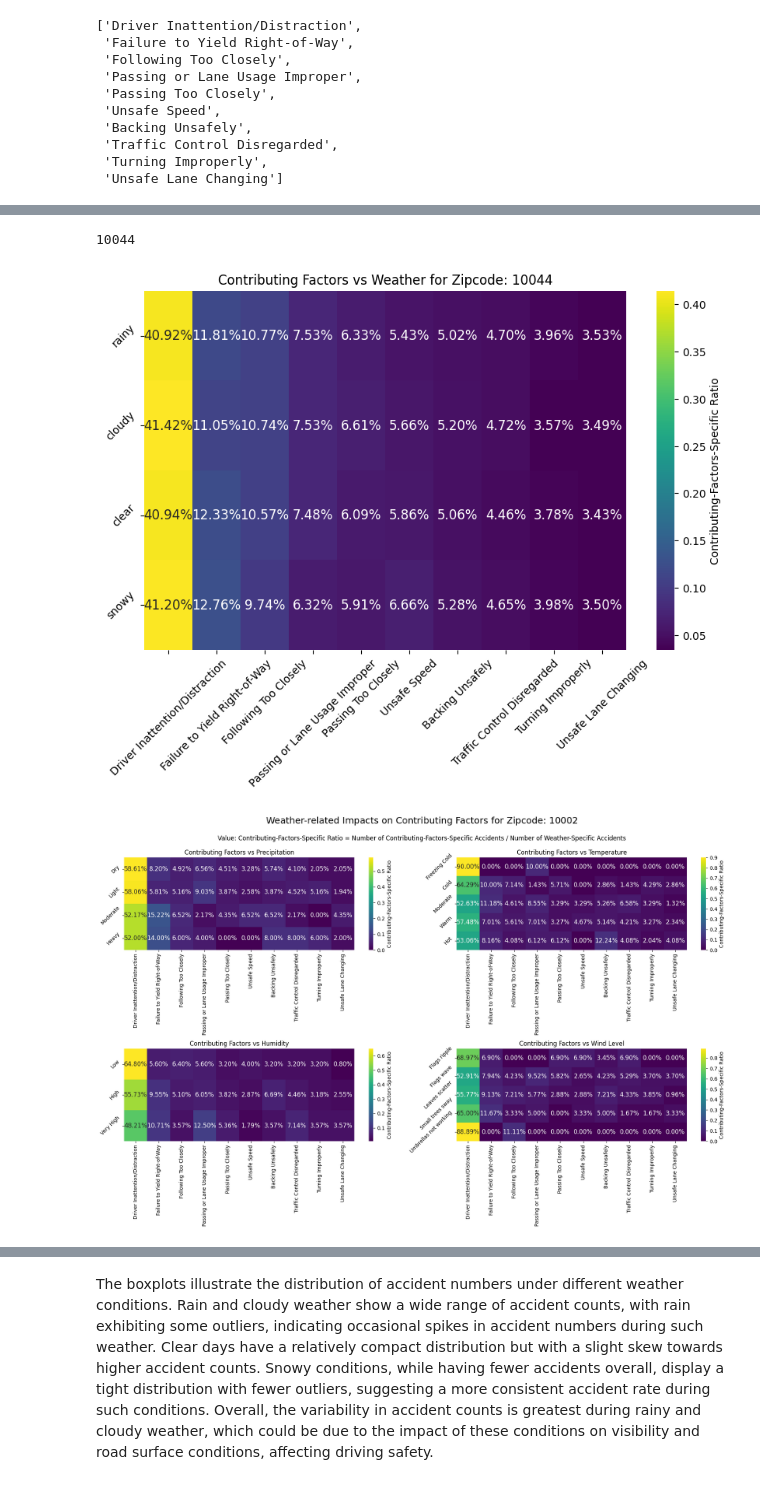
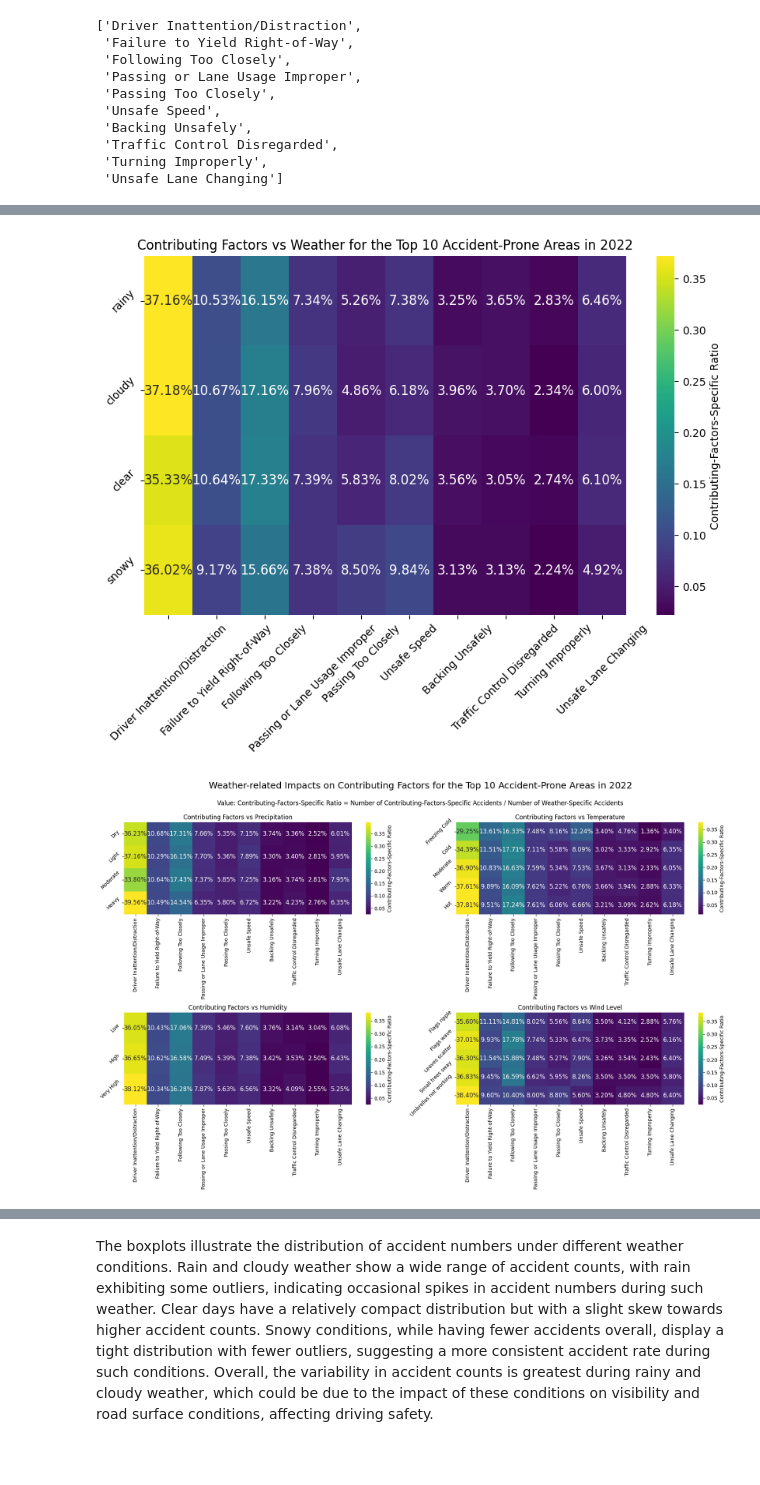
Before and after one commit to ReiannaLiu/MotorVehicleCollision, a Jupyter notebook: data_cleaning_process/weather_collision_EDA.ipynb, the cells around one changed output, grey strips where cells are left out. Cells and saved outputs as stored; diff of their text form; code cells hidden in the pictures; blank space fills up the shorter version.

```diff
--- a/data_cleaning_process/weather_collision_EDA.ipynb
+++ b/data_cleaning_process/weather_collision_EDA.ipynb
@@ -132,19 +132,13 @@ collision_count_df
 | 2022-12-30 | 133 | 1 | 25 | 0 | ... |
 | 2022-12-31 | 145 | 2 | 38 | 2 | ... |
 365 rows × 11 columns
-# %%
-## merge the weather info to the collision_count_df
-#columns_to_add = ['datetime','icon', 'temperature_category', 'precip_category','humid_category', 'wind_level','snow', 'visibility']
-weather_cat_df = weather_df.set_index('datetime')
-merged_df = pd.merge(collision_count_df, weather_cat_df, left_index = True,right_index=True)
 # %%
 ## create a new index so that we can include the everyday weather info for each zip code
 collision_df['zip_code'] = collision_df['zip_code'].astype(str)
 collision_df["row_id"] = collision_df['zip_code'] + '_'+ collision_df["date"].astype(str)
 collision_df1 = collision_df.set_index('row_id')
 # %%
-weather_cat_df.reset_index(inplace = True)
-weather_cat_df = weather_cat_df.rename(columns={'datetime': 'date'})
+weather_cat_df = weather_df.rename(columns={'datetime': 'date'})
 weather_cat_df.set_index("date",inplace = True)
 weather_cat_df
 # %% [output]
@@ -273,6 +226,6 @@ These collection of graphs presents a comprehensive view of weather conditions a
 # %%
 ## select all the rows related to zipcode = 10002
-zipcode_weather_df = allzipcodes_weather_df
+zipcode_weather_df = allzipcodes_weather_df[allzipcodes_weather_df["zip_code"].isin(top10_zipcode.index)]
 zipcode_weather_df
 # %% [output]
 |  | crash_datetime | crash_day_of_week | crash_hour_category | street_address | number_of_persons_injured | ... |
@@ -394,26 +340,26 @@ for factor in top_contributing_factors:
     wind_data[factor] = [ratio_flags_ripple.get(factor, 0), ratio_flags_wave.get(factor, 0), ratio_leaves_scatter.get(factor, 0), ratio_small_trees_sway.get(factor, 0), ratio_umbrellas_not_working.get(factor, 0)]
 
 heatmap_data_wind_cf = pd.DataFrame(wind_data, index=['Flags ripple', 'Flags wave', 'Leaves scatter', 'Small trees sway', 'Umbrellas not working'])
-# %%
-print(zipcode_weather_df['zip_code'].unique()[0])
-# %% [output]
-10044
 # %%
 # Set up the first plot that shows the overall impact of weather on contributing factors
+import pandas as pd
+import matplotlib.pyplot as plt
+import seaborn as sns
+
 plt.figure(figsize=(10, 6))
 sns.heatmap(heatmap_data_weather_cf, annot = True, fmt='.2%', cmap='viridis', cbar_kws={'label': 'Contributing-Factors-Specific Ratio'},
             annot_kws={"size": 12})
-plt.title('Contributing Factors vs Weather for Zipcode: ' + zipcode_weather_df['zip_code'].unique()[0])
+plt.title('Contributing Factors vs Weather for the Top 10 Accident-Prone Areas in 2022')
 plt.tick_params(axis='y', rotation=45)
 plt.tick_params(axis='x', rotation=45)
 plt.show()
 # %% [output]
-[figure, old version]
+[figure, new version]
 # %%
 # Set up the plot for other weater details
 # Set up the grid layout
 fig, axes = plt.subplots(2, 2, figsize=(18, 12))
-fig.suptitle('Weather-related Impacts on Contributing Factors for Zipcode: '+ zipcode_weather_df['zip_code'].unique()[0], fontsize=18)
+fig.suptitle('Weather-related Impacts on Contributing Factors for the Top 10 Accident-Prone Areas in 2022', fontsize=18)
 fig.text(0.5, 0.93, 'Value: Contributing-Factors-Specific Ratio = Number of Contributing-Factors-Specific Accidents / Number of Weather-Specific Accidents',
          ha='center', va='center', fontsize=12)
 
@@ -441,5 +387,5 @@ axes[1, 1].tick_params(axis='y', rotation=45)
 plt.tight_layout(rect=[0, 0.03, 1, 0.95])
 plt.show()
 # %% [output]
-[figure, old version]
+[figure, new version]
 # %% [markdown]
```
Also changed, not shown: parts of 29 cells of this notebook, 2 other files.
